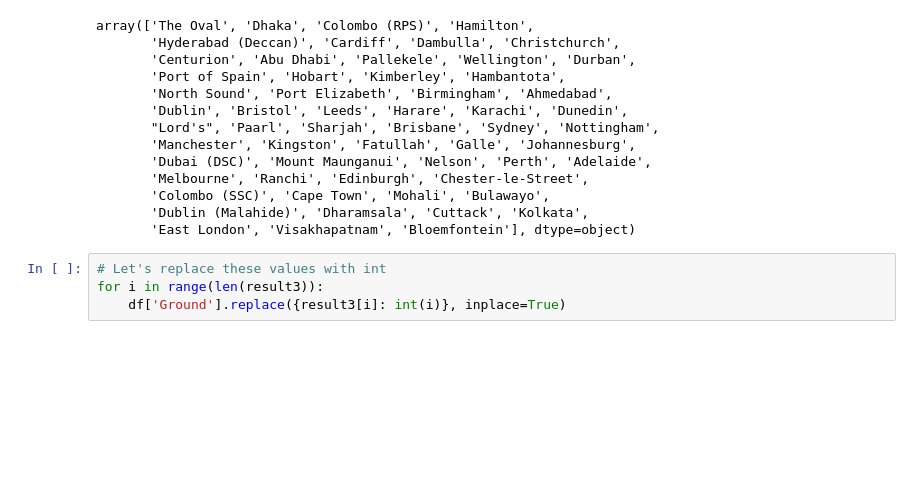
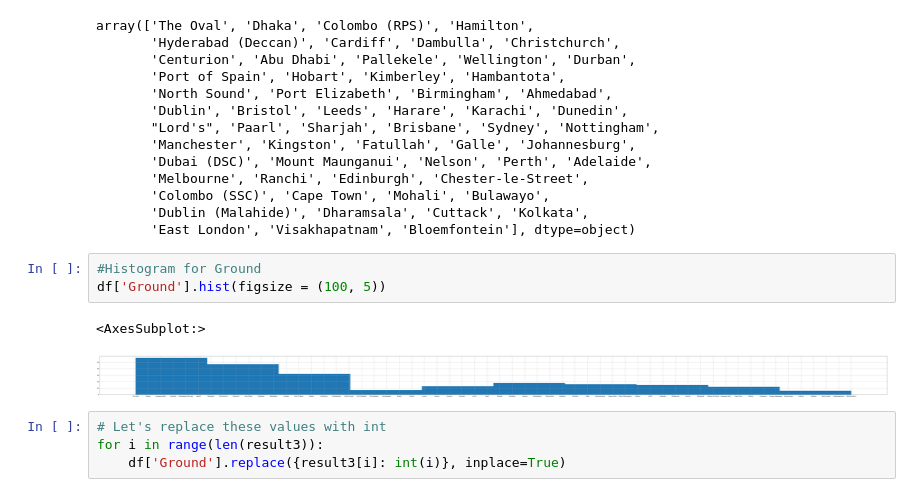
Before and after one commit to ThejakaSEP/Cricket, a Jupyter notebook: Feature Significance.ipynb, the cells around one changed output. Cells and saved outputs as stored; diff of their text form; blank space fills up the shorter version.

```diff
--- a/Feature Significance.ipynb
+++ b/Feature Significance.ipynb
@@ -110,6 +124,12 @@ array(['The Oval', 'Dhaka', 'Colombo (RPS)', 'Hamilton',
        'Colombo (SSC)', 'Cape Town', 'Mohali', 'Bulawayo',
        'Dublin (Malahide)', 'Dharamsala', 'Cuttack', 'Kolkata',
        'East London', 'Visakhapatnam', 'Bloemfontein'], dtype=object)
+# %%
+#Histogram for Ground
+df['Ground'].hist(figsize = (100, 5))
+# %% [output]
+<AxesSubplot:>
+[figure, added]
 # %%
 # Let's replace these values with int
 for i in range(len(result3)):
```
Also changed, not shown: parts of 13 cells of this notebook.
